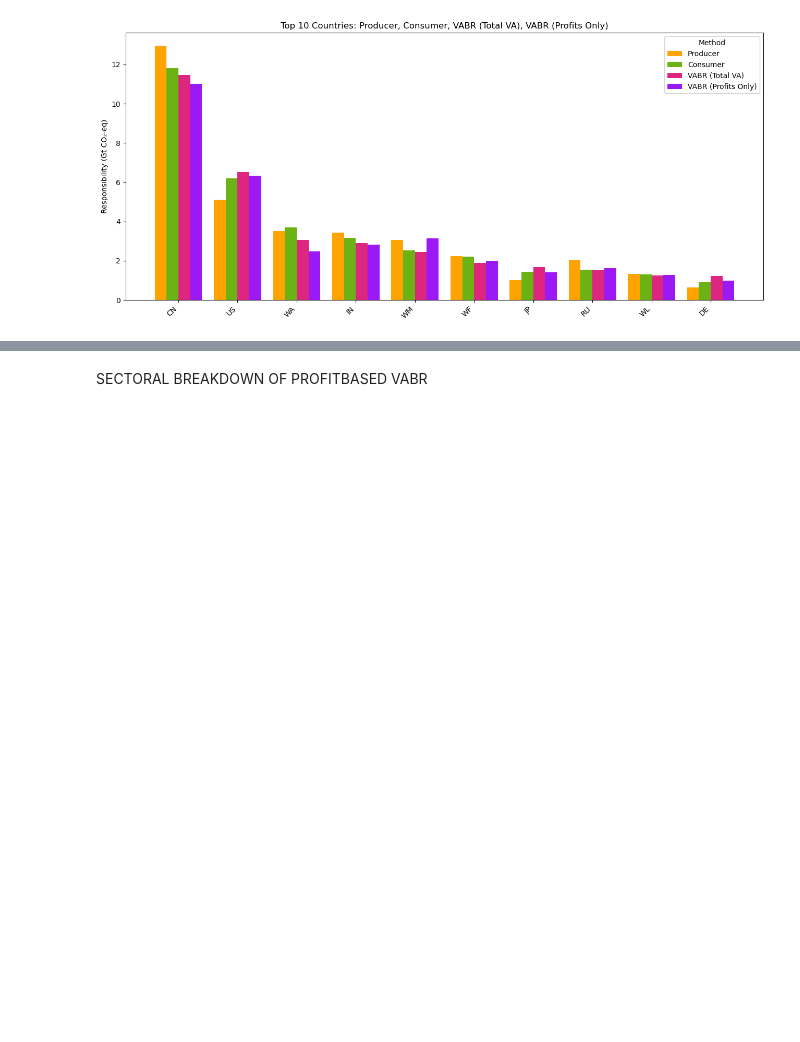
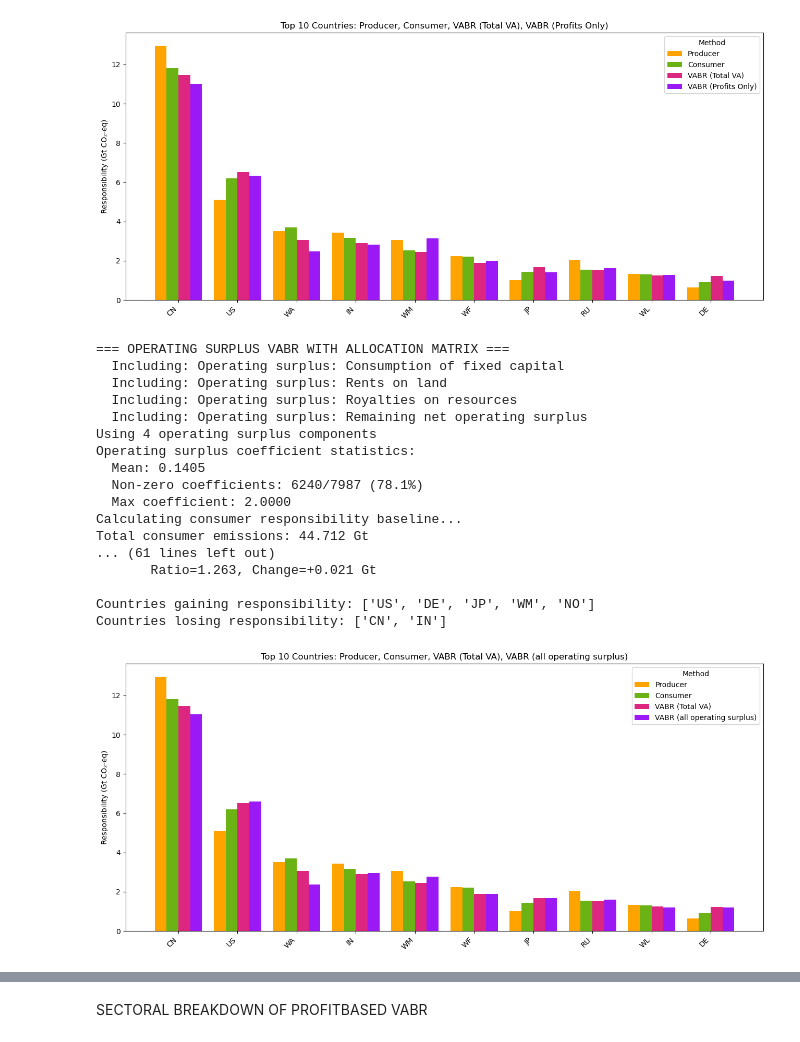
Before and after one commit to marine312000/MA-thesis, a Jupyter notebook: MA code_official.ipynb, the cells around one changed output, grey strips where cells are left out. Drawn from its saved outputs; the diff is of its cells as text; code cells hidden in the pictures; blank space fills up the shorter version.

```diff
--- a/MA code_official.ipynb
+++ b/MA code_official.ipynb
@@ -4573,3 +4628,67 @@ Total consumer emissions: 44.712 Gt
 Reallocating emissions based on profits only...
 [VABR PROFITS] Producer: 44.715 Gt, Consumer: 44.712 Gt, VABR: 44.712 Gt, Error: 0.000000%
 [figure]
+# %%
+import pandas as pd
+import numpy as np
+import matplotlib.pyplot as plt
+
+# --- Prepare country-level data ---
+# Get top 10 countries by VABR-total (standard value-added)
+top_countries = results['value_added_by_country'].sort_values(ascending=False).head(10).index.tolist()
+
+# Get country-level Series for each method
+producer = pd.Series(results['producer_by_country'])
+consumer = pd.Series(results['consumer_by_country'])
+vabr_total = pd.Series(results['value_added_by_country'])
+vabr_operating_surplus, _, _, _, _, _, _ = calculate_vabr_operating_surplus_with_matrix(
+    ixi_data, results['producer_by_sector'].values, v_override=None
+)
+
+# Ensure all Series have the same countries and order
+data = pd.DataFrame({
+    'Producer': producer.loc[top_countries],
+    'Consumer': consumer.loc[top_countries],
+    'VABR_Total': vabr_total.loc[top_countries],
+    'VABR_Operating_Surplus': vabr_operating_surplus.loc[top_countries]
+})
+
+# Convert to Gt CO₂-eq
+data = data / 1e9
+
+# --- Plot side-by-side bars ---
+fig, ax = plt.subplots(figsize=(13, 6))
+x = np.arange(len(top_countries))
+width = 0.2
+
+bars1 = ax.bar(x - 1.5*width, data['Producer'], width, label='Producer', color='#ffa300')
+bars2 = ax.bar(x - 0.5*width, data['Consumer'], width, label='Consumer', color='#6bb314')
+bars3 = ax.bar(x + 0.5*width, data['VABR_Total'], width, label='VABR (Total VA)', color='#dc267f')
+bars4 = ax.bar(x + 1.5*width, data['VABR_Operating_Surplus'], width, label='VABR (all operating surplus)', color='#9b19f5')
+
+ax.set_xticks(x)
+ax.set_xticklabels(top_countries, rotation=45, ha='right')
+ax.set_ylabel('Responsibility (Gt CO₂-eq)')
+ax.set_title('Top 10 Countries: Producer, Consumer, VABR (Total VA), VABR (all operating surplus)')
+ax.legend(title='Method')
+plt.tight_layout()
+plt.show()
+# %% [output]
+=== OPERATING SURPLUS VABR WITH ALLOCATION MATRIX ===
+  Including: Operating surplus: Consumption of fixed capital
+  Including: Operating surplus: Rents on land
+  Including: Operating surplus: Royalties on resources
+  Including: Operating surplus: Remaining net operating surplus
+Using 4 operating surplus components
+Operating surplus coefficient statistics:
+  Mean: 0.1405
+  Non-zero coefficients: 6240/7987 (78.1%)
+  Max coefficient: 2.0000
+Calculating consumer responsibility baseline...
+Total consumer emissions: 44.712 Gt
+... (61 lines left out)
+       Ratio=1.263, Change=+0.021 Gt
+
+Countries gaining responsibility: ['US', 'DE', 'JP', 'WM', 'NO']
+Countries losing responsibility: ['CN', 'IN']
+[figure, added]
```
Also changed, not shown: parts of 22 cells of this notebook.
